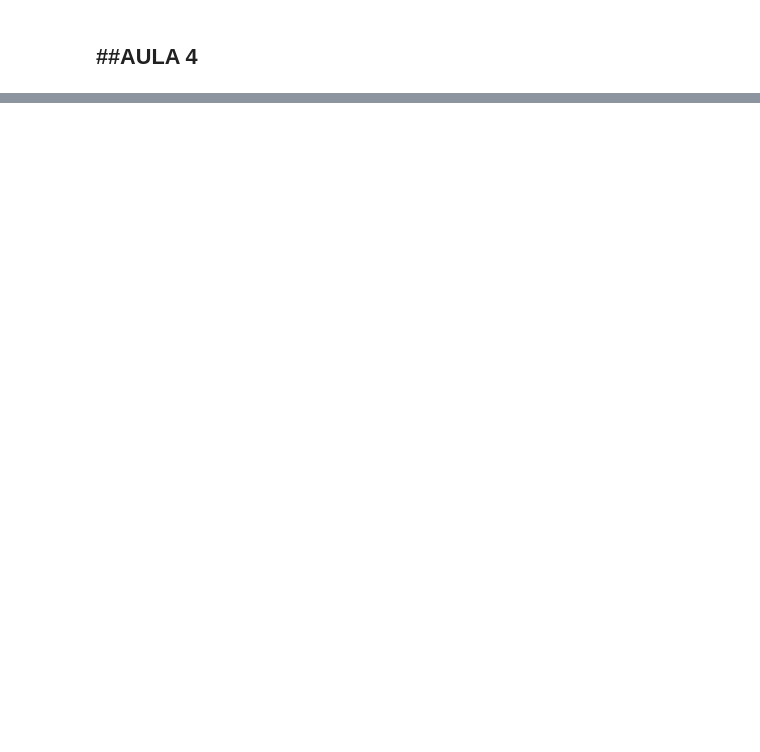
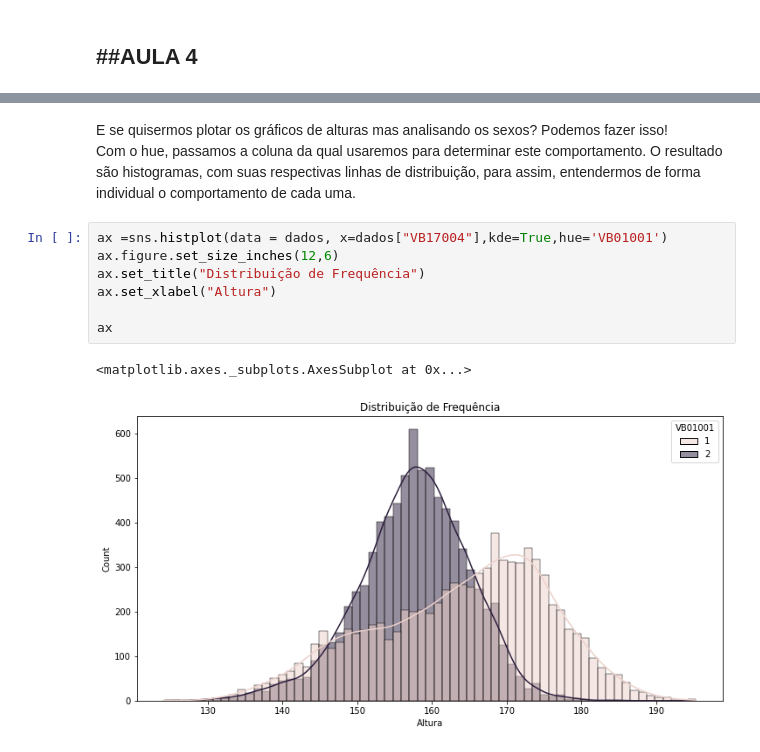
Before and after one commit to MatheusOrange211/Bootcamp-Alura, a Jupyter notebook: Bootcamp_Alura_Data_Science_IBGE.ipynb, the cells around one changed output, grey strips where cells are left out. Cells and saved outputs as stored; diff of their text form; blank space fills up the shorter version.

```diff
--- a/Bootcamp_Alura_Data_Science_IBGE.ipynb
+++ b/Bootcamp_Alura_Data_Science_IBGE.ipynb
@@ -585,0 +792,12 @@ tab_freq(dados['PESO_INTERVALO'],None,"Intervalo - PESO")
+# %% [markdown]
+E se quisermos plotar os gráficos de alturas mas analisando os sexos? Podemos fazer isso!<br>Com  o hue, passamos a coluna da qual usaremos para determinar este comportamento. O resultado são histogramas, com suas respectivas linhas de  distribuição, para assim, entendermos de forma individual o comportamento de cada uma.
+# %%
+ax =sns.histplot(data = dados, x=dados["VB17004"],kde=True,hue='VB01001')
+ax.figure.set_size_inches(12,6)
+ax.set_title("Distribuição de Frequência")
+ax.set_xlabel("Altura")
+
+ax
+# %% [output]
+<matplotlib.axes._subplots.AxesSubplot at 0x...>
+[figure, added]
```
Also changed, not shown: parts of 49 cells of this notebook.
